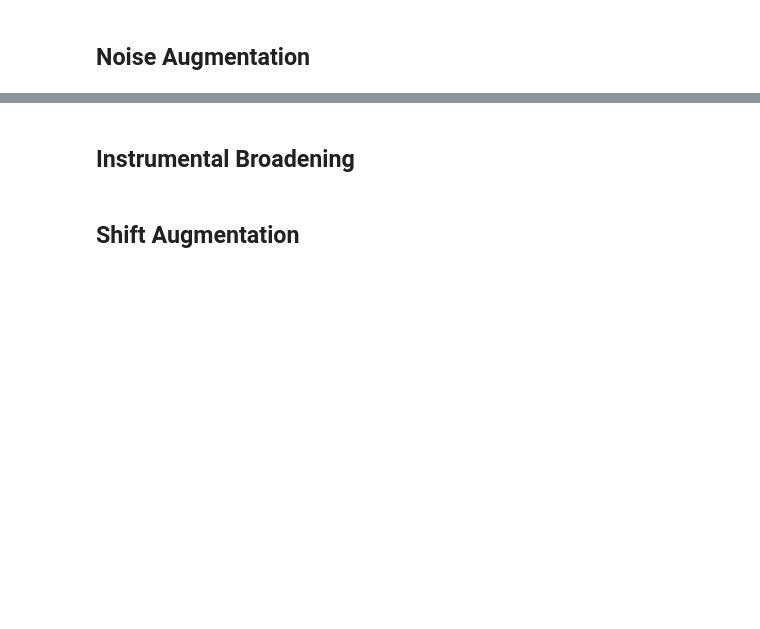
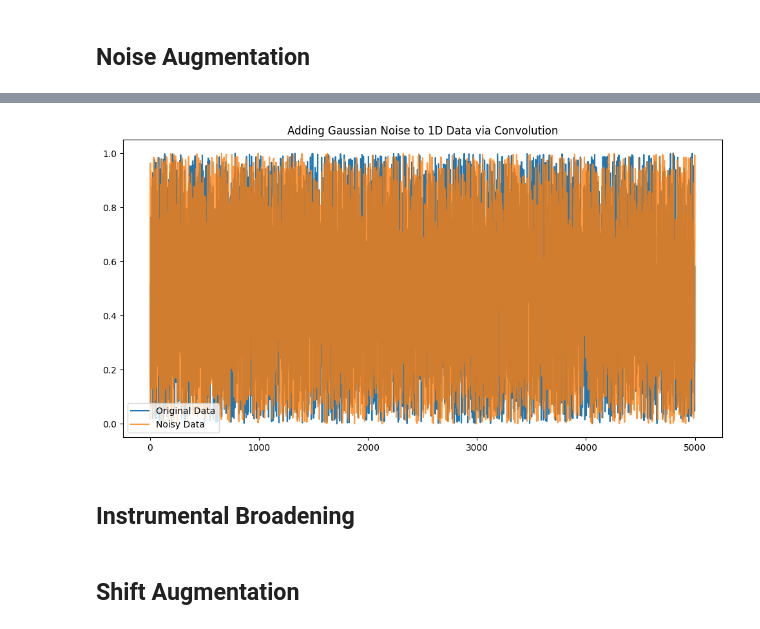
Before and after one commit to Pravanop/ML4Oxi, a Jupyter notebook: Project_Code/4) Dataset Augmentation.ipynb, the cells around one changed output, grey strips where cells are left out. Cells and saved outputs as stored; diff of their text form; code cells hidden in the pictures; blank space fills up the shorter version.

```diff
--- a/Project_Code/4) Dataset Augmentation.ipynb
+++ b/Project_Code/4) Dataset Augmentation.ipynb
@@ -3,3 +120,19 @@
+# %%
+# Example Usage:
+# Create a sample 1D array (5000x1 vector)
+data = np.random.random(5000)
+noise_range = (0, 0.5)  # Noise range
+modified_data = add_randomized_noise(data, noise_range,100)
+
+import matplotlib.pyplot as plt
+plt.figure(figsize=(12, 6))
+plt.plot(data, label="Original Data")
+plt.plot(noisy_data, label="Noisy Data", alpha=0.8)
+plt.legend()
+plt.title("Adding Gaussian Noise to 1D Data via Convolution")
+plt.show()
+# %% [output]
+[figure, added]
 # %% [markdown]
 ## Instrumental Broadening
 # %% [markdown]
```
Also changed, not shown: parts of 3 cells of this notebook, 2 other files.
